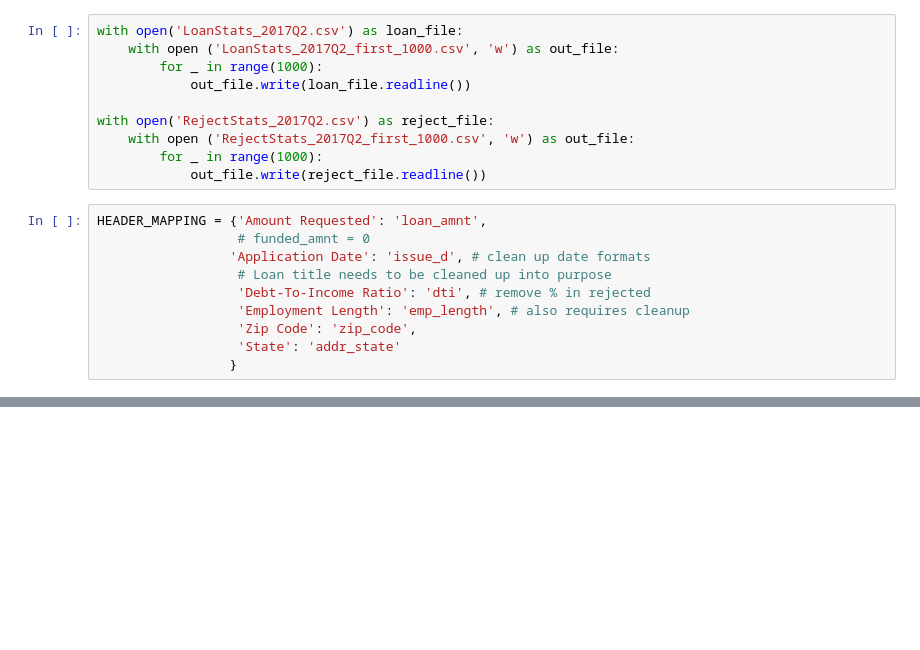
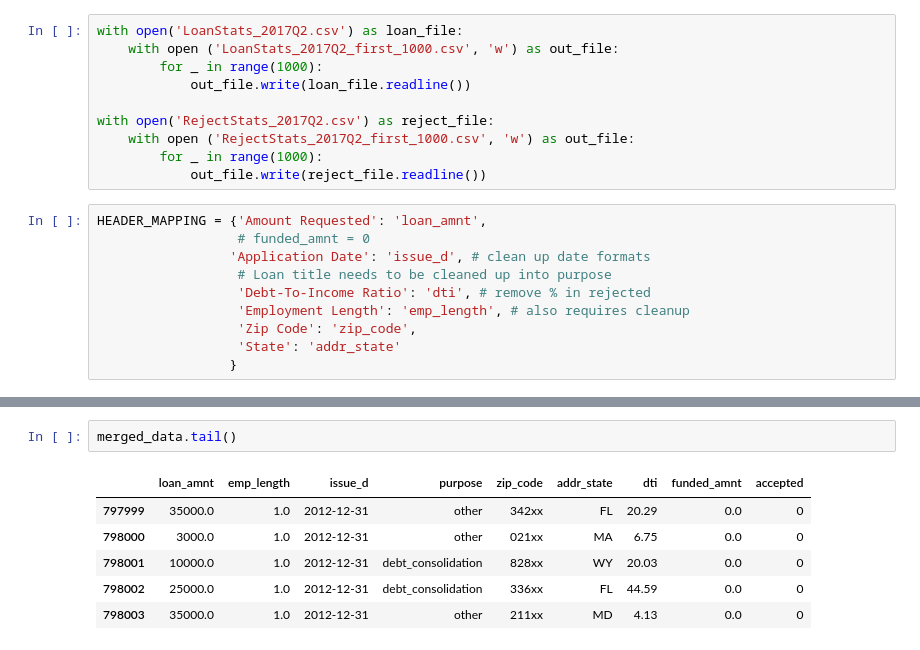
Before and after one commit to guydav/minerva, a Jupyter notebook: notebooks/CS156/3.X Lending Club.ipynb, the cells around one changed output, grey strips where cells are left out. Cells and saved outputs as stored; diff of their text form; blank space fills up the shorter version.

```diff
--- a/notebooks/CS156/3.X Lending Club.ipynb
+++ b/notebooks/CS156/3.X Lending Club.ipynb
@@ -56,0 +147,9 @@ HEADER_MAPPING = {'Amount Requested': 'loan_amnt',
+# %%
+merged_data.tail()
+# %% [output]
+|  | loan_amnt | emp_length | issue_d | purpose | zip_code | addr_state | dti | funded_amnt | accepted |
+| 797999 | 35000.0 | 1.0 | 2012-12-31 | other | 342xx | FL | 20.29 | 0.0 | 0 |
+| 798000 | 3000.0 | 1.0 | 2012-12-31 | other | 021xx | MA | 6.75 | 0.0 | 0 |
+| 798001 | 10000.0 | 1.0 | 2012-12-31 | debt_consolidation | 828xx | WY | 20.03 | 0.0 | 0 |
+| 798002 | 25000.0 | 1.0 | 2012-12-31 | debt_consolidation | 336xx | FL | 44.59 | 0.0 | 0 |
+| 798003 | 35000.0 | 1.0 | 2012-12-31 | other | 211xx | MD | 4.13 | 0.0 | 0 |
```
Also changed, not shown: parts of 43 cells of this notebook, 2 other files.
